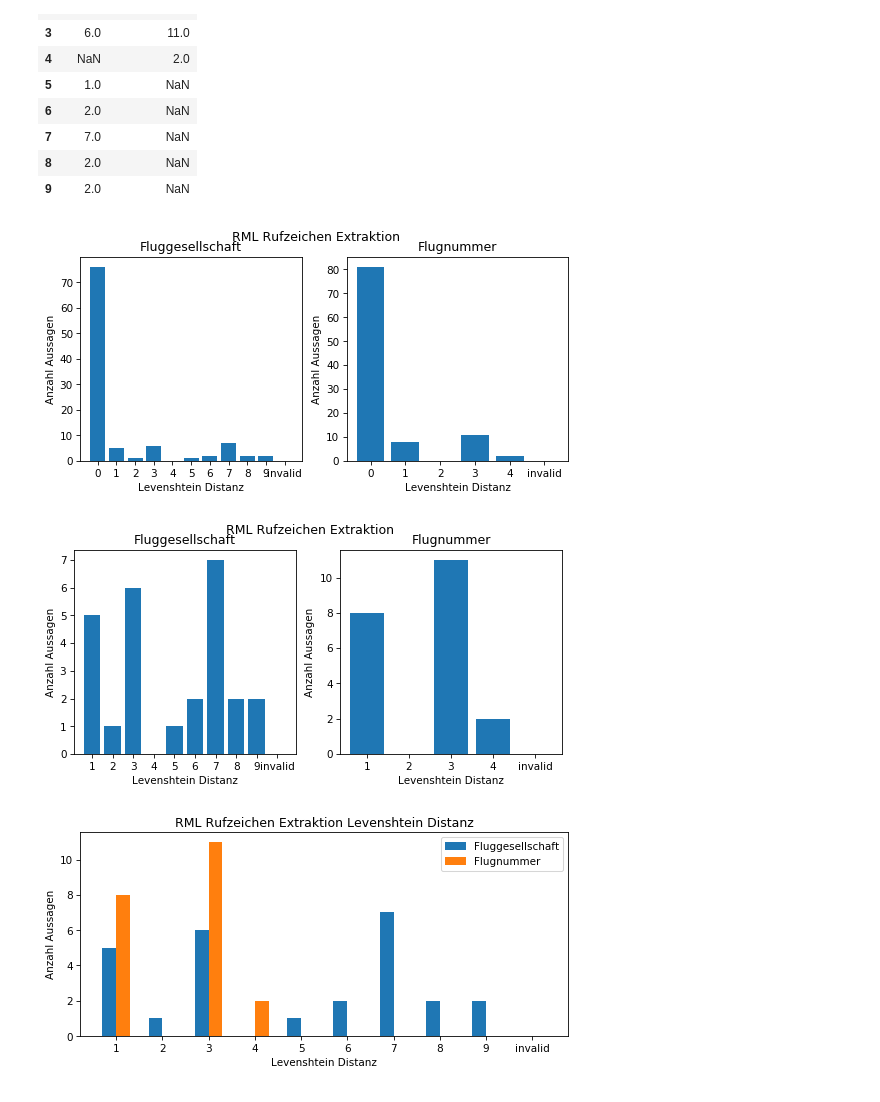
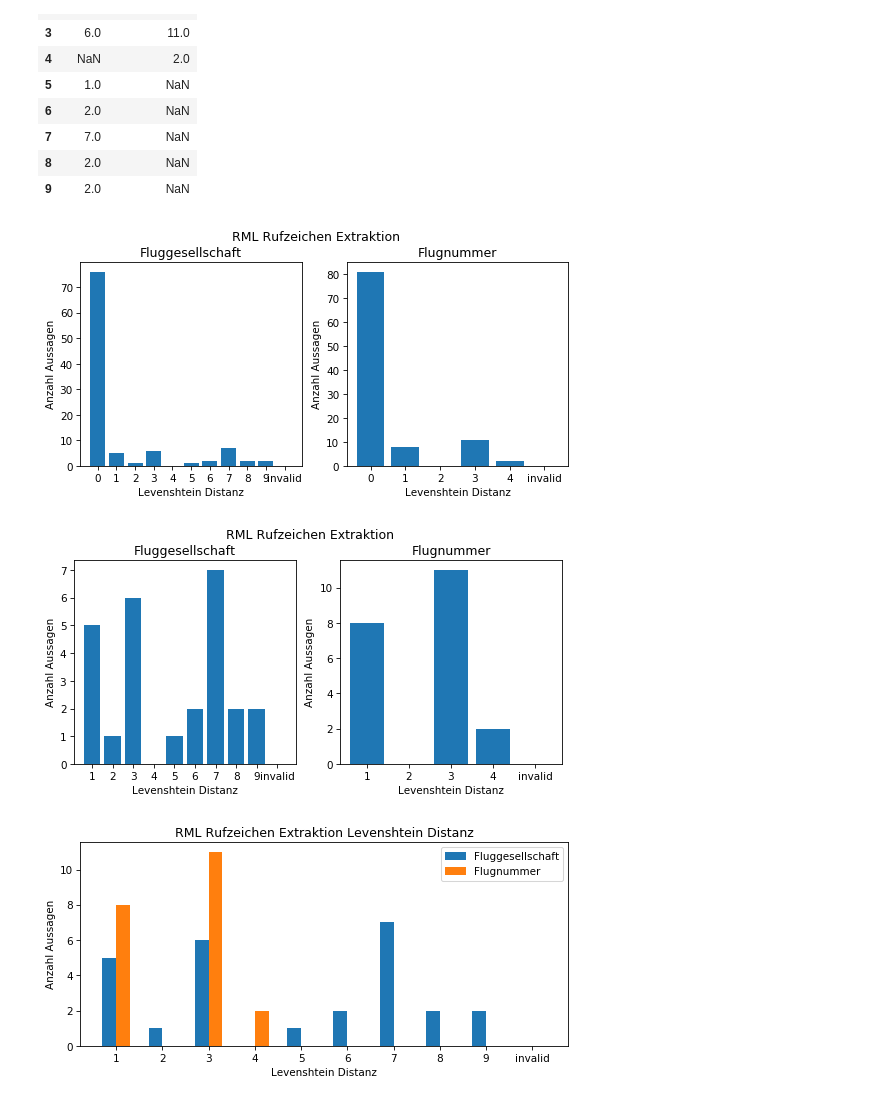
Before and after one commit to vettaioa/FluLoS-Code, a Jupyter notebook: calculation/context/ContextErrorRate.ipynb, the cells around one changed output. Drawn from its saved outputs; the diff is of its cells as text; code cells hidden in the pictures.

```diff
--- a/calculation/context/ContextErrorRate.ipynb
+++ b/calculation/context/ContextErrorRate.ipynb
@@ -883,40 +883,40 @@ plt.title('Flugnummer')
 plt.ylabel('Anzahl Aussagen')
 plt.xlabel('Levenshtein Distanz')
 
-plt.suptitle('RML Rufzeichen Extraktion')
+plt.suptitle('RML Rufzeichen Extraktion', y=1)
 plt.show()
 # %% [output]
-[figure, old version]
+[figure, new version]
 # %%
 plt.figure(figsize=(8.4, 3.6), dpi=75)
 plt.subplot(1, 2, 1)
 
 keys = [int(v) for v in rmlCallSignDistance['airline'].keys() if v != 'invalid']
 labels = [str(k) for k in list(range(1,max(keys)+1))] + ['invalid']
 
 values = [rmlCallSignDistance['airline'].get(ld, 0) for ld in labels]
 plt.bar(labels, values)
 
 plt.title('Fluggesellschaft')
 plt.ylabel('Anzahl Aussagen')
 plt.xlabel('Levenshtein Distanz')
 
 plt.subplot(1, 2, 2)
 
 keys = [int(v) for v in rmlCallSignDistance['flightNumber'].keys() if v != 'invalid']
 labels = [str(k) for k in list(range(1,max(keys)+1))] + ['invalid']
 
 values = [rmlCallSignDistance['flightNumber'].get(ld, 0) for ld in labels]
 plt.bar(labels, values)
 
 plt.title('Flugnummer')
 plt.ylabel('Anzahl Aussagen')
 plt.xlabel('Levenshtein Distanz')
 
-plt.suptitle('RML Rufzeichen Extraktion')
+plt.suptitle('RML Rufzeichen Extraktion', y=1)
 plt.show()
 # %% [output]
-[figure, old version]
+[figure, new version]
 # %%
 plt.figure(figsize=(8.4, 3.6), dpi=75)
 plt.subplot()
```
Also changed, not shown: parts of 15 cells of this notebook.
